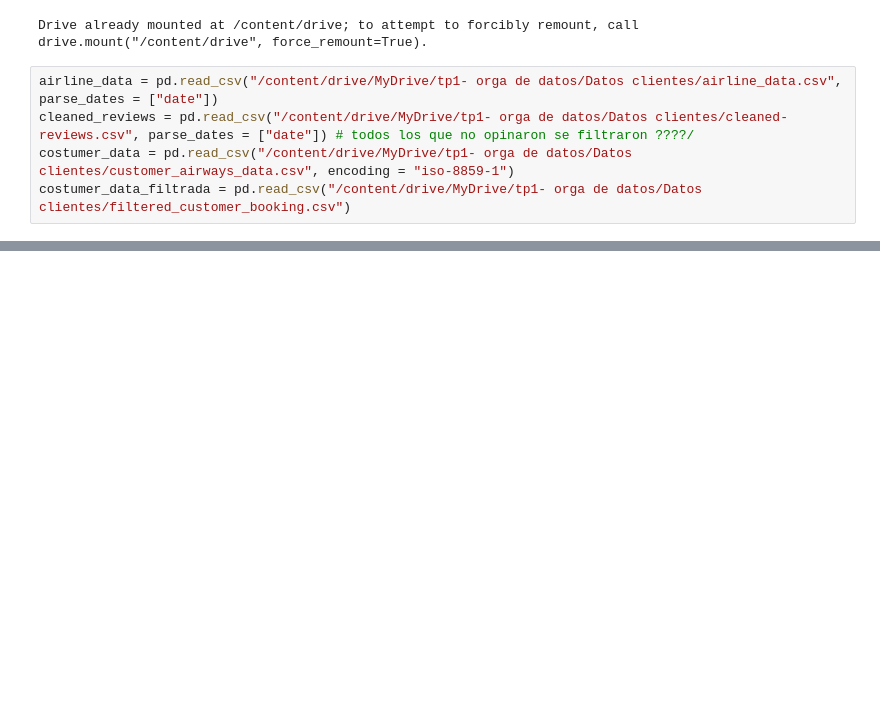
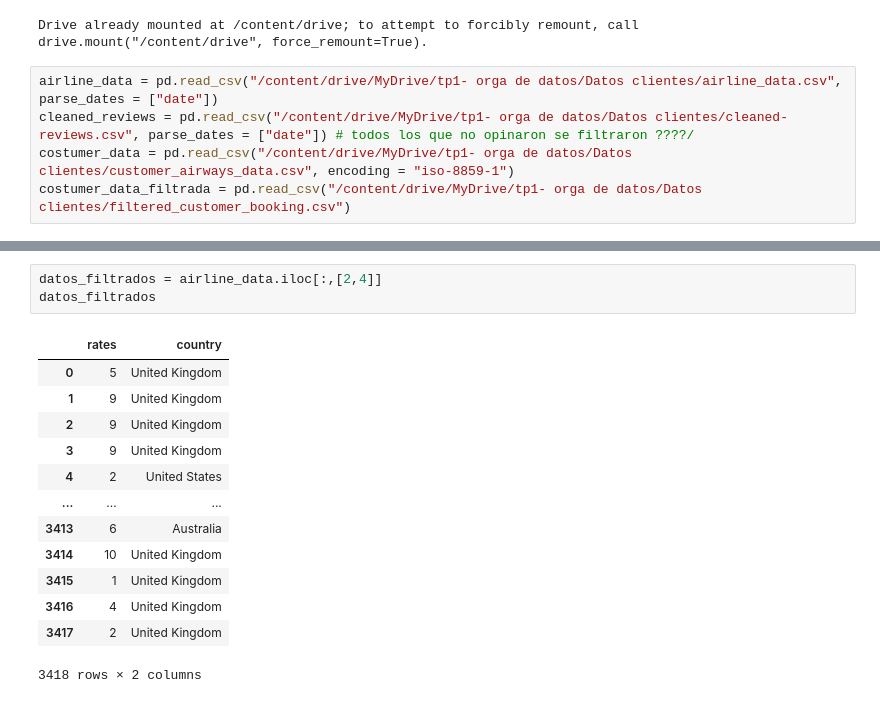
Before and after one commit to BeltranMal/tp1_orga_de_datos, a Jupyter notebook: TP1_Orga_de_datos..ipynb, the cells around one changed output, grey strips where cells are left out. Drawn from its saved outputs; the diff is of its cells as text; blank space fills up the shorter version.

```diff
--- a/TP1_Orga_de_datos.ipynb
+++ b/TP1_Orga_de_datos..ipynb
@@ -109,0 +39,17 @@ ValueError: Unable to parse string "None" at position 3048
+# %%
+datos_filtrados = airline_data.iloc[:,[2,4]]
+datos_filtrados
+# %% [output]
+|  | rates | country |
+| 0 | 5 | United Kingdom |
+| 1 | 9 | United Kingdom |
+| 2 | 9 | United Kingdom |
+| 3 | 9 | United Kingdom |
+| 4 | 2 | United States |
+| ... | ... | ... |
+| 3413 | 6 | Australia |
+| 3414 | 10 | United Kingdom |
+| 3415 | 1 | United Kingdom |
+| 3416 | 4 | United Kingdom |
+| 3417 | 2 | United Kingdom |
+3418 rows × 2 columns
```
Also changed, not shown: parts of 11 cells of this notebook, 1 other file.
